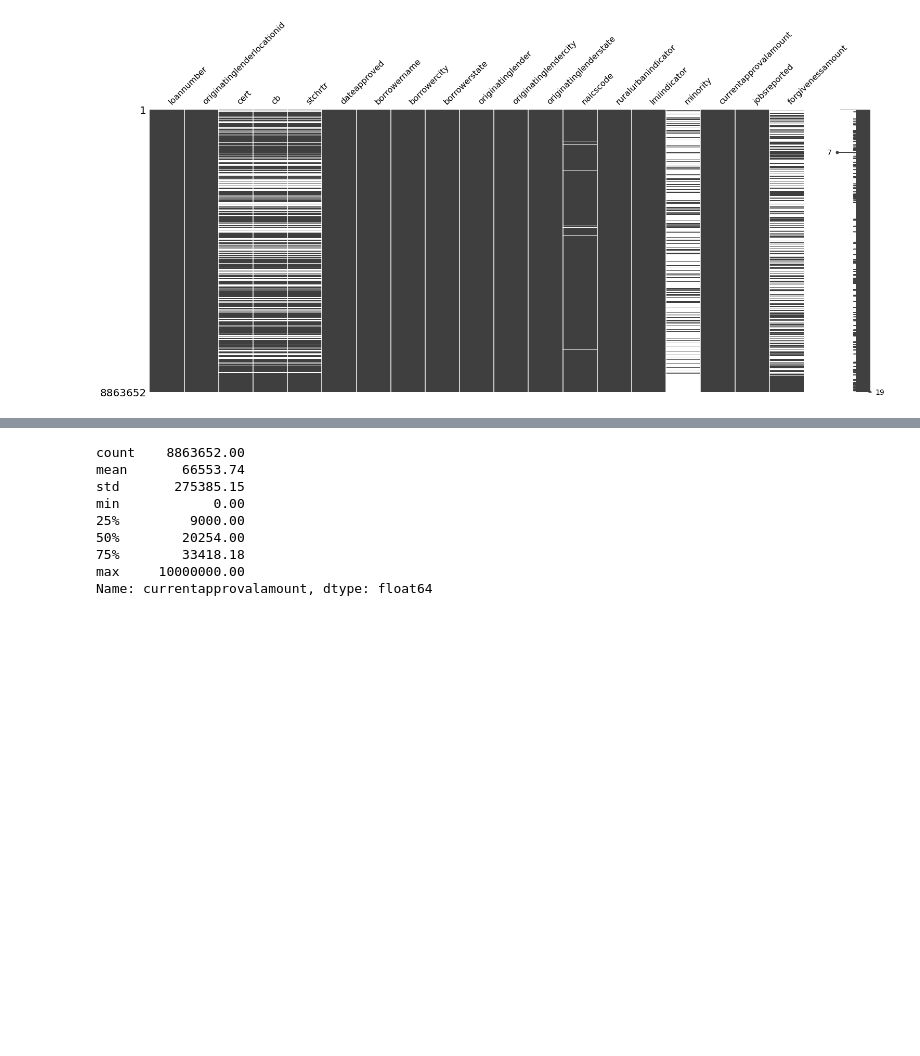
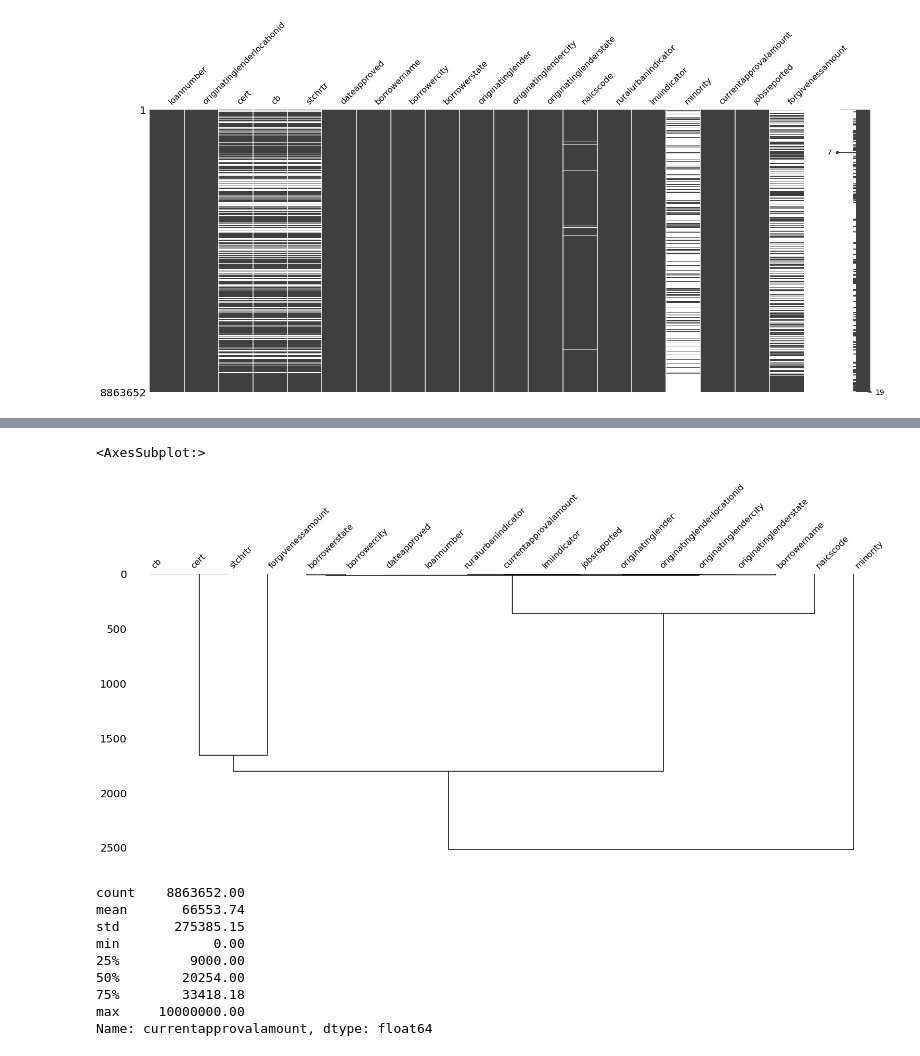
Before and after one commit to Jyve00/PPP_Loans, a Jupyter notebook: Data/EDA.ipynb, the cells around one changed output, grey strips where cells are left out. Saved outputs shown, nothing was run; the diff lists cells and outputs as text; code cells hidden in the pictures; blank space fills up the shorter version.

```diff
--- a/Data/EDA.ipynb
+++ b/Data/EDA.ipynb
@@ -70,3 +80,8 @@ msno.matrix(df)
+# %%
+msno.dendrogram(df)
+# %% [output]
+<AxesSubplot:>
+[figure, added]
 # %%
 df['currentapprovalamount'].describe()
 # %% [output]
```
Also changed, not shown: parts of 2 cells of this notebook.
